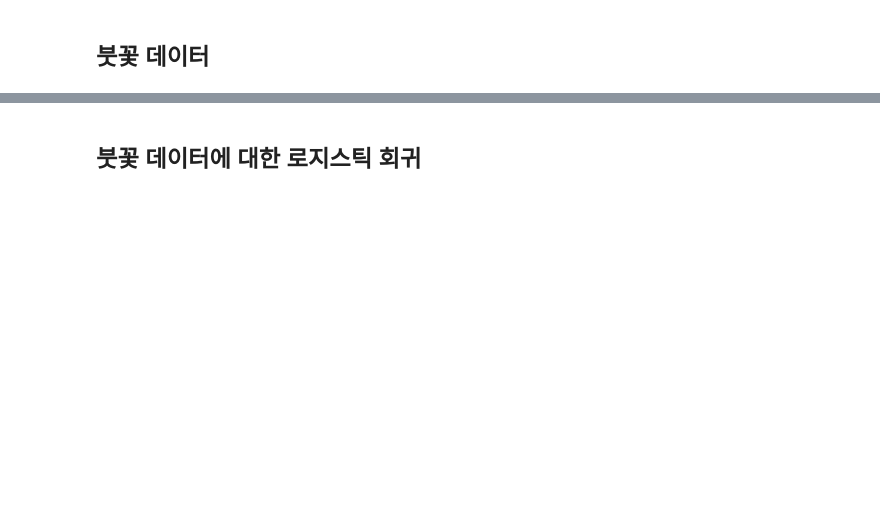
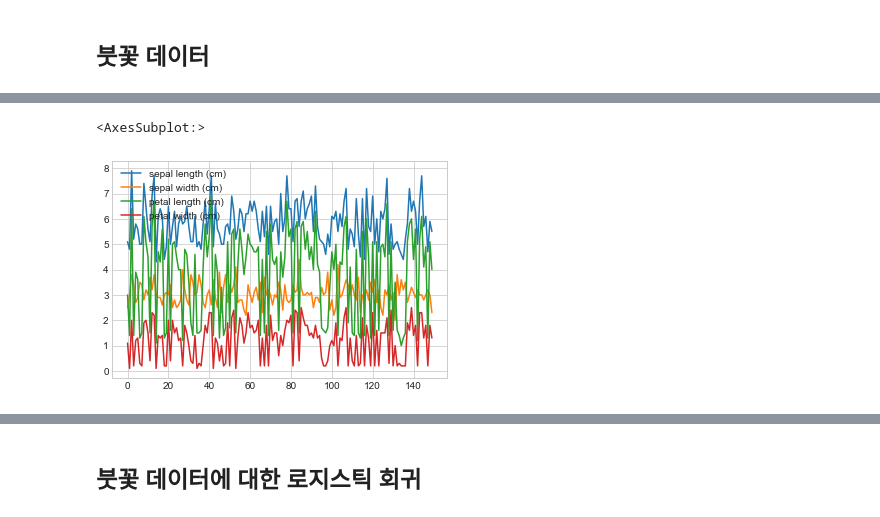
Before and after one commit to fasthill/scikit-learn-study, a Jupyter notebook: 3. Logistic_Regression.ipynb, the cells around one changed output, grey strips where cells are left out. Cells and saved outputs as stored; diff of their text form; code cells hidden in the pictures; blank space fills up the shorter version.

```diff
--- a/3. Logistic_Regression.ipynb
+++ b/3. Logistic_Regression.ipynb
@@ -111,0 +223,5 @@ plt.yticks()
+# %%
+iris_df.plot()
+# %% [output]
+<AxesSubplot:>
+[figure, added]
```
Also changed, not shown: parts of 32 cells of this notebook.
